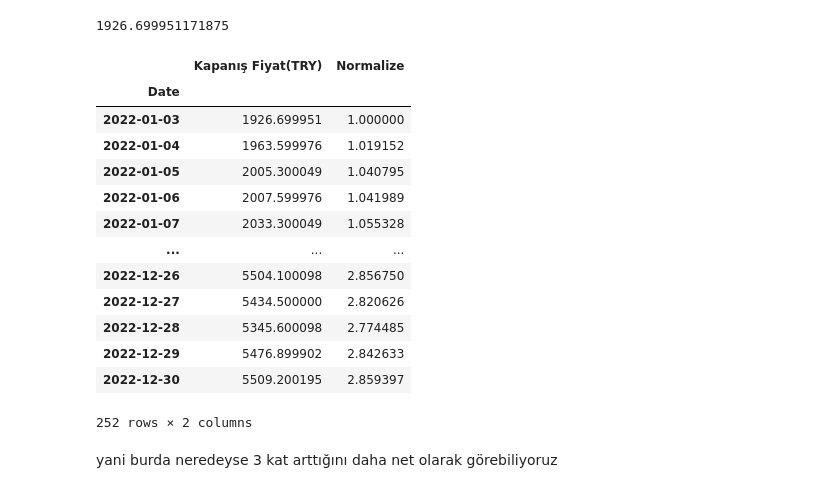
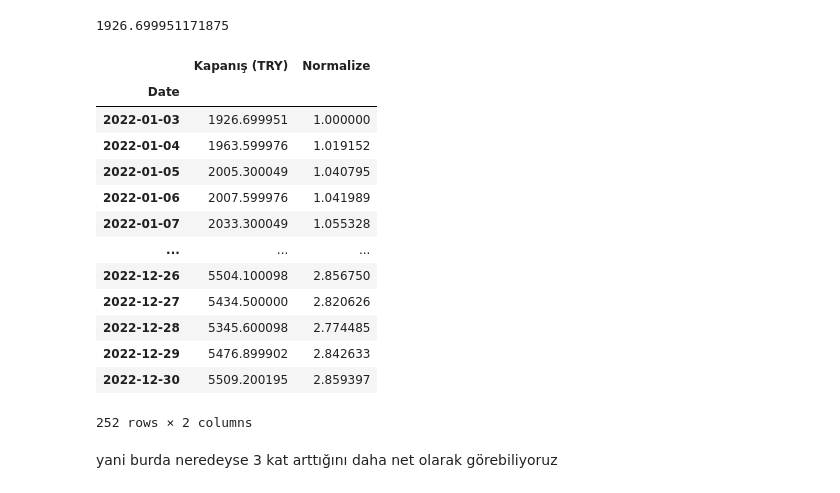
Before and after one commit to zeynepguney/GMKA_Zeynep_Guney, a Jupyter notebook: DersNotlari.ipynb, the cells around one changed output. Cells and saved outputs as stored; diff of their text form; code cells hidden in the pictures.

```diff
--- a/DersNotlari.ipynb
+++ b/DersNotlari.ipynb
@@ -151,6 +154,6 @@ B100
 # %%
 #isim değiştirme
 # %%
-B100.columns = ["Kapanış Fiyat(TRY)"]
+B100.columns = ["Kapanış (TRY)"]
 B100
 # %% [output]
@@ -180,10 +183,10 @@ norm
 # %% [output]
 1926.699951171875
 # %%
-B100["Normalize"] = B100["Kapanış Fiyat(TRY)"]/norm
+B100["Normalize"] = B100["Kapanış (TRY)"]/norm
 B100
 # %% [output]
-|  | Kapanış Fiyat(TRY) | Normalize |
+|  | Kapanış (TRY) | Normalize |
 | Date |  |  |
 | 2022-01-03 | 1926.699951 | 1.000000 |
 | 2022-01-04 | 1963.599976 | 1.019152 |
```
Also changed, not shown: parts of 30 cells of this notebook.
